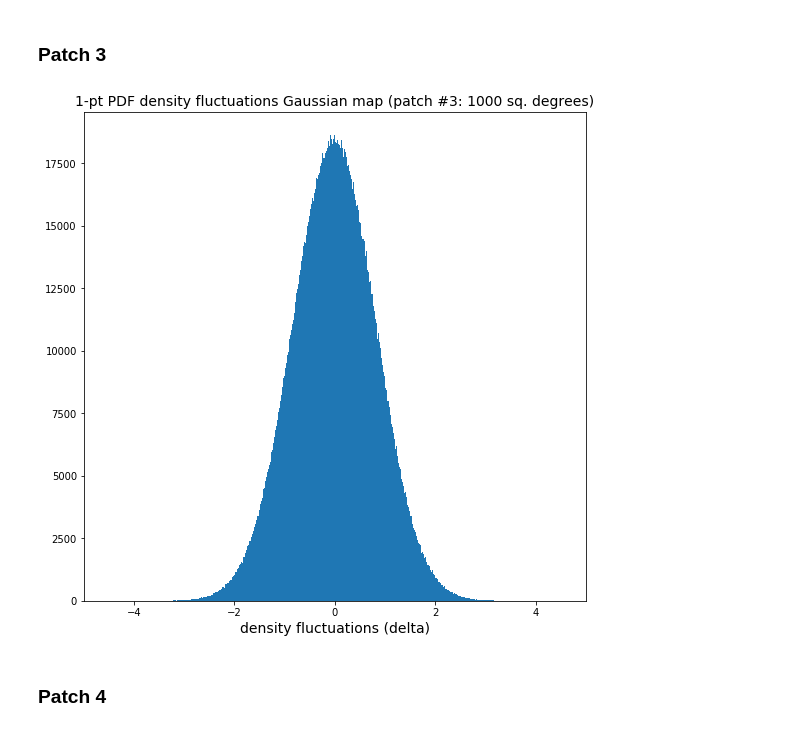
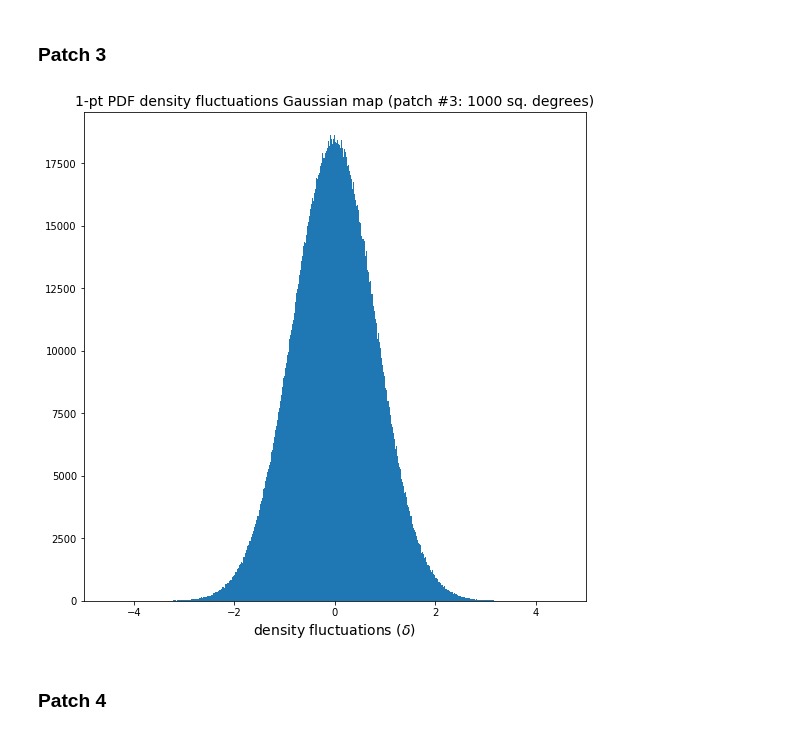
Before and after one commit to anikhalder/Integrated_Bispectrum, a Jupyter notebook: power_spectrum_gaussian/power_spectrum_gaussian_different_patches.ipynb, the cells around one changed output. Cells and saved outputs as stored; diff of their text form; code cells hidden in the pictures.

```diff
--- a/power_spectrum_gaussian/power_spectrum_gaussian_different_patches.ipynb
+++ b/power_spectrum_gaussian/power_spectrum_gaussian_different_patches.ipynb
@@ -134,35 +134,35 @@ plt.savefig("./simulations_output/plot_output/1_pt_PDF_different_patches/density
 # Choose a random pixel i.e. center of disc (patch on the sky map) around which to take 1000 deg square area
 disc_center = hp.pix2vec(nside, 151010101)
 
 # radius (in radians) corresponding to 1000 deg square patch in sky = 0.31 radians
 
 # find the pixels
 pixels_indices_disc = hp.query_disc(nside, disc_center, 0.31)
 
 density_field_gaussian_disc = density_field_gaussian[pixels_indices_disc]
 dec = np.pi/2 - hp.pix2ang(nside, pixels_indices_disc)[0]
 RA = hp.pix2ang(nside, pixels_indices_disc)[1]
 
 # for saving into fits file with astropy
 RA_data = Column(RA, name='RA', dtype='float') # column having ra
 dec_data = Column(dec, name='dec', dtype='float') # column having dec
 del_g_data = Column(density_field_gaussian_disc, name='del_g', dtype='float') # column having pixels_disc_values
 
 density_fluctuations_table = Table((RA_data, dec_data, del_g_data))
 # density_fluctuations_table.show_in_notebook()
 
 density_fluctuations_table.write("./simulations_output/different_patches/density_fluctuations_gaussian_patch_3.fits" , overwrite=True)
 
 # 1-pt PDF of density fluctuations within patch
 
 plt.figure(figsize=(9,9))
 plt.hist(density_field_gaussian_disc, bins=1000)
-plt.xlabel('density fluctuations (delta)', fontsize=14)
+plt.xlabel('density fluctuations ($δ$)', fontsize=14)
 plt.xlim(-5,5)
 plt.title('1-pt PDF density fluctuations Gaussian map (patch #3: 1000 sq. degrees)', fontsize=14)
 plt.savefig("./simulations_output/plot_output/1_pt_PDF_different_patches/density_fluctuations_gaussian_1_pt_PDF_patch_3.pdf")
 # %% [output]
-[figure, old version]
+[figure, new version]
 # %% [markdown]
 ### Patch 4
 # %%
```
Also changed, not shown: parts of 7 cells of this notebook, 25 other files.
